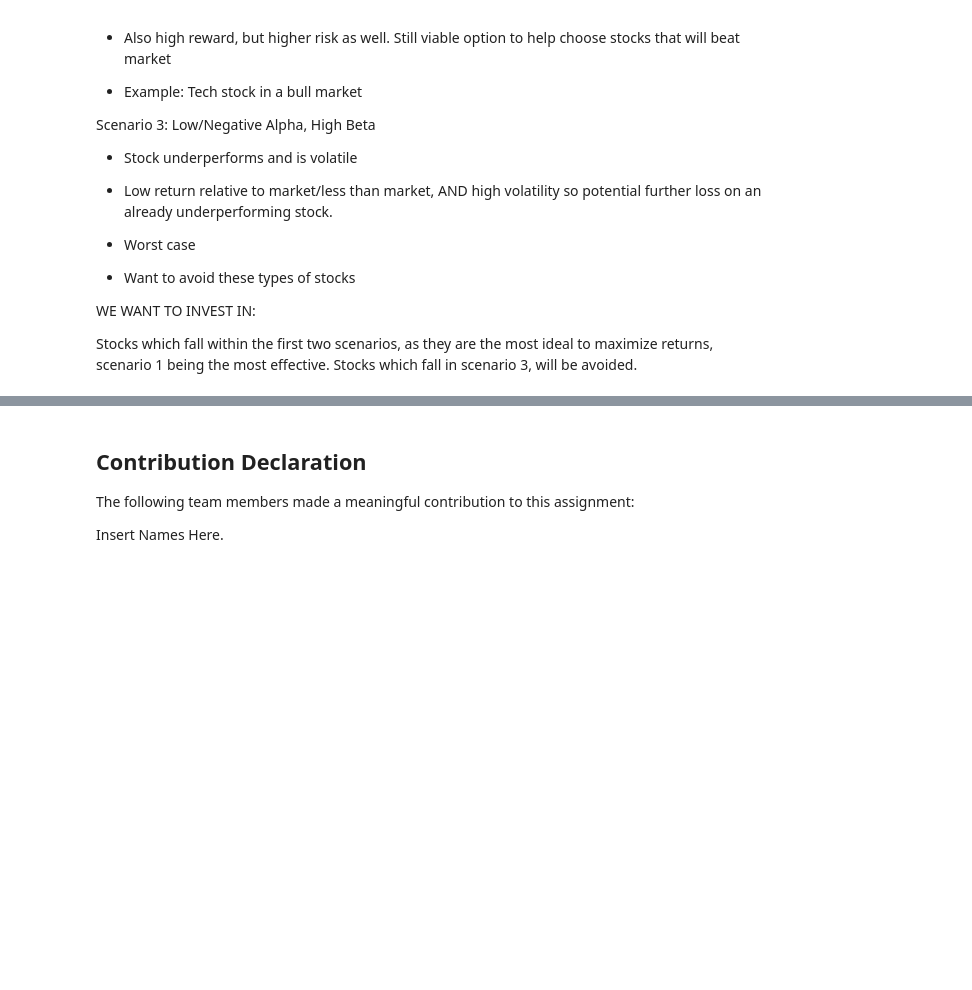
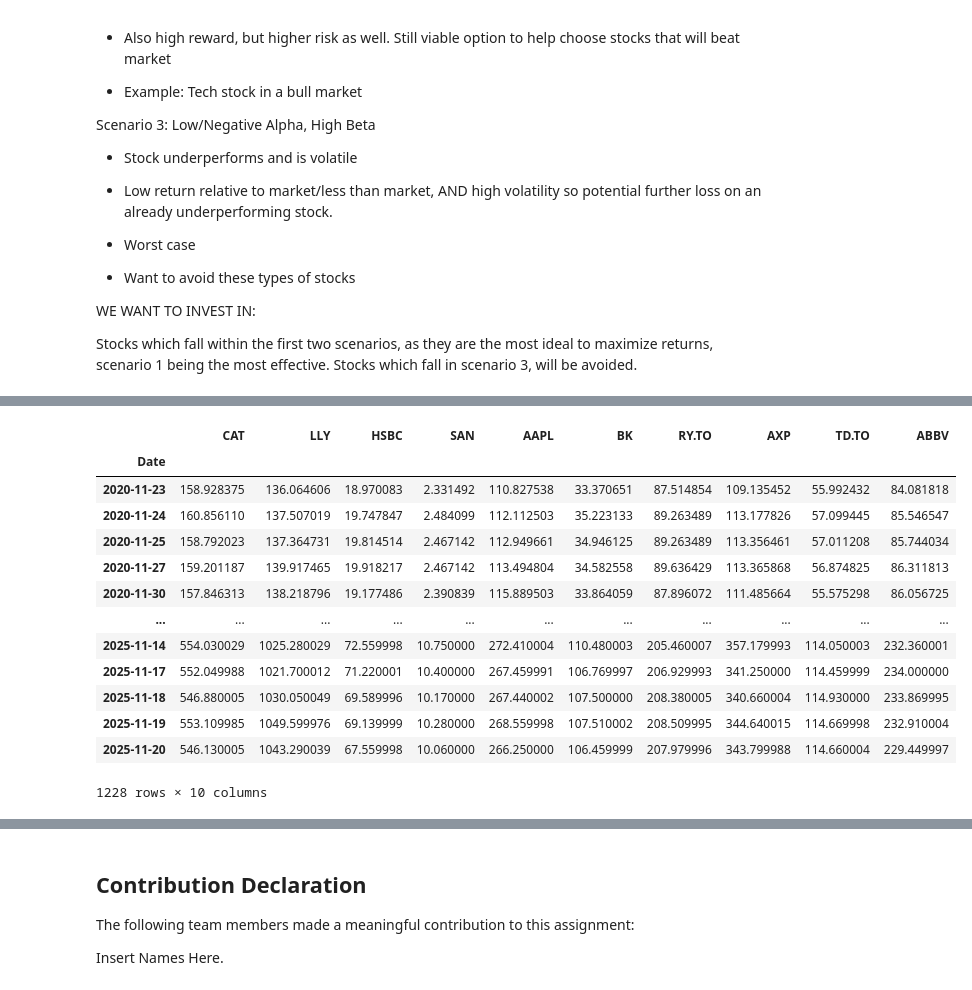
Before and after one commit to aadya-khanna/cfm-team-assignment, a Jupyter notebook: Team_14_Assignment.ipynb, the cells around one changed output, grey strips where cells are left out. Drawn from its saved outputs; the diff is of its cells as text; code cells hidden in the pictures; blank space fills up the shorter version.

```diff
--- a/Team_14_Assignment.ipynb
+++ b/Team_14_Assignment.ipynb
@@ -751,0 +696,32 @@ def check_portfolio(portfolio, final_tickers):
+# %%
+# Get the top 10 tickers
+top_10_tickers = top_10_stocks['Ticker'].tolist()
+
+# Get the actual metric values for top 10 stocks from results_df
+top_10_metrics = results_df[results_df['Ticker'].isin(top_10_tickers)].copy()
+
+# Build prices DataFrame for top 10 stocks
+prices_df = pd.DataFrame()
+for ticker in top_10_tickers:
+    stock_close = stock_data[ticker]['Close'].dropna()
+    stock_close.index = stock_close.index.tz_localize(None)
+    prices_df[ticker] = stock_close
+
+# Align all columns to same dates
+prices_df = prices_df.dropna()
+prices_df
+# %% [output]
+|  | CAT | LLY | HSBC | SAN | AAPL | BK | RY.TO | AXP | TD.TO | ABBV |
+| Date |  |  |  |  |  |  |  |  |  |  |
+| 2020-11-23 | 158.928375 | 136.064606 | 18.970083 | 2.331492 | 110.827538 | 33.370651 | 87.514854 | 109.135452 | 55.992432 | 84.081818 |
+| 2020-11-24 | 160.856110 | 137.507019 | 19.747847 | 2.484099 | 112.112503 | 35.223133 | 89.263489 | 113.177826 | 57.099445 | 85.546547 |
+| 2020-11-25 | 158.792023 | 137.364731 | 19.814514 | 2.467142 | 112.949661 | 34.946125 | 89.263489 | 113.356461 | 57.011208 | 85.744034 |
+| 2020-11-27 | 159.201187 | 139.917465 | 19.918217 | 2.467142 | 113.494804 | 34.582558 | 89.636429 | 113.365868 | 56.874825 | 86.311813 |
+| 2020-11-30 | 157.846313 | 138.218796 | 19.177486 | 2.390839 | 115.889503 | 33.864059 | 87.896072 | 111.485664 | 55.575298 | 86.056725 |
+| ... | ... | ... | ... | ... | ... | ... | ... | ... | ... | ... |
+| 2025-11-14 | 554.030029 | 1025.280029 | 72.559998 | 10.750000 | 272.410004 | 110.480003 | 205.460007 | 357.179993 | 114.050003 | 232.360001 |
+| 2025-11-17 | 552.049988 | 1021.700012 | 71.220001 | 10.400000 | 267.459991 | 106.769997 | 206.929993 | 341.250000 | 114.459999 | 234.000000 |
+| 2025-11-18 | 546.880005 | 1030.050049 | 69.589996 | 10.170000 | 267.440002 | 107.500000 | 208.380005 | 340.660004 | 114.930000 | 233.869995 |
+| 2025-11-19 | 553.109985 | 1049.599976 | 69.139999 | 10.280000 | 268.559998 | 107.510002 | 208.509995 | 344.640015 | 114.669998 | 232.910004 |
+| 2025-11-20 | 546.130005 | 1043.290039 | 67.559998 | 10.060000 | 266.250000 | 106.459999 | 207.979996 | 343.799988 | 114.660004 | 229.449997 |
+1228 rows × 10 columns
```
Also changed, not shown: parts of 9 cells of this notebook.
